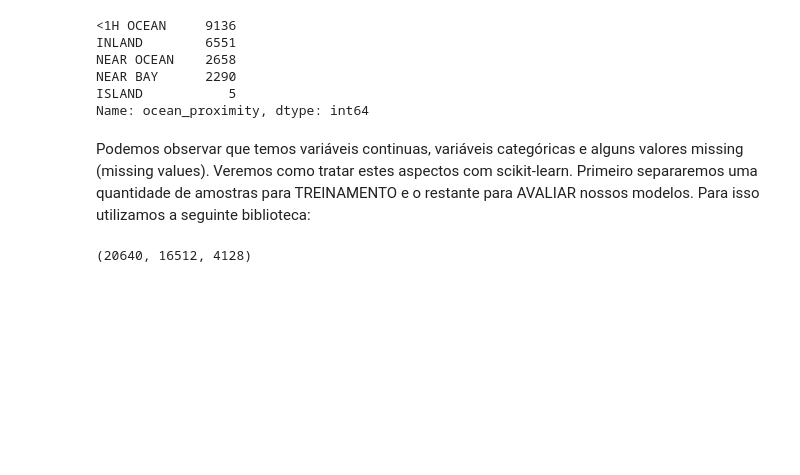
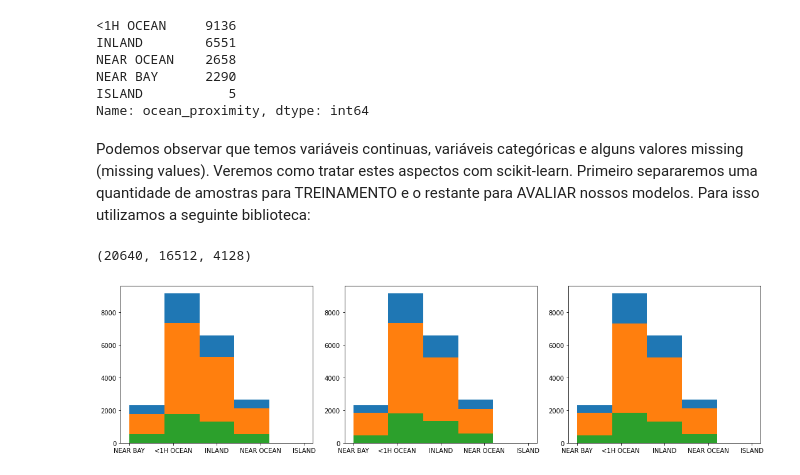
Before and after one commit to KARINAgoncalvesSOARES/Machine_Learning, a Jupyter notebook: machine_learning_scikit_learn.ipynb, the cells around one changed output. Saved outputs shown, nothing was run; the diff lists cells and outputs as text; code cells hidden in the pictures; blank space fills up the shorter version.

```diff
--- a/machine_learning_scikit_learn.ipynb
+++ b/machine_learning_scikit_learn.ipynb
@@ -125,3 +127,24 @@ len(data), len(train), len(test)
 (20640, 16512, 4128)
 # %%
 import matplotlib.pyplot as plt
+# %%
+fig = plt.figure(figsize=(15,4))
+ax = plt.subplot(1, 3, 1)
+train, test = train_test_split(data, test_size=0.2)
+ax.hist(data['ocean_proximity'], bins=len(data['ocean_proximity'].value_counts()))
+ax.hist(train['ocean_proximity'], bins=len(data['ocean_proximity'].value_counts()))
+ax.hist(test['ocean_proximity'], bins=len(data['ocean_proximity'].value_counts()))
+ax = plt.subplot(1, 3, 2)
+train, test = train_test_split(data, test_size=0.2, random_state=42) # sempre teremos o mesmo resultado
+ax.hist(data['ocean_proximity'], bins=len(data['ocean_proximity'].value_counts()))
+ax.hist(train['ocean_proximity'], bins=len(data['ocean_proximity'].value_counts()))
+ax.hist(test['ocean_proximity'], bins=len(data['ocean_proximity'].value_counts()))
+ax = plt.subplot(1, 3, 3)
+train, test = train_test_split(data, test_size=0.2, random_state=69, stratify=data['ocean_proximity']) # balancear
+ax.hist(data['ocean_proximity'], bins=len(data['ocean_proximity'].value_counts()))
+ax.hist(train['ocean_proximity'], bins=len(data['ocean_proximity'].value_counts()))
+ax.hist(test['ocean_proximity'], bins=len(data['ocean_proximity'].value_counts()))
+plt.tight_layout()
+plt.show()
+# %% [output]
+[figure, added]
```
Also changed, not shown: parts of 7 cells of this notebook.
